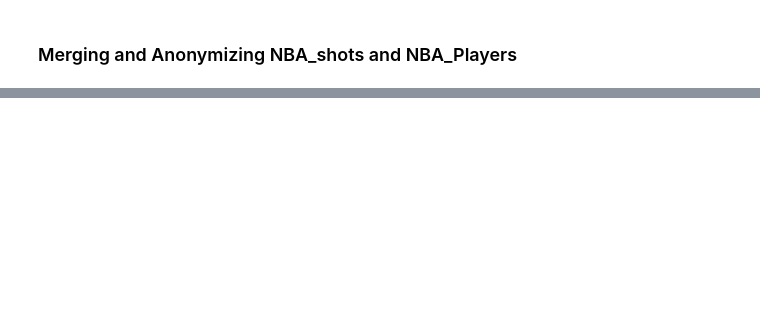
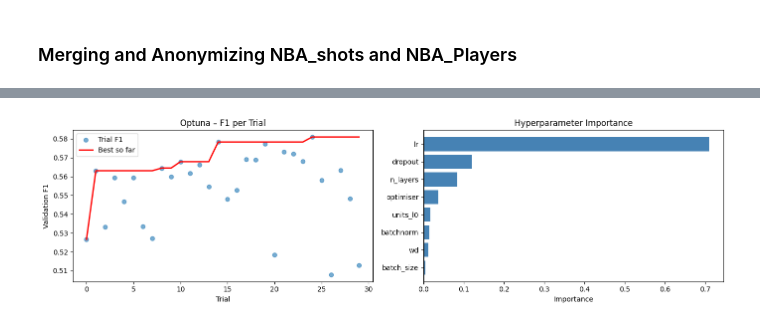
Before and after one commit to jfodera/College-Exam-Hub, a Jupyter notebook: NBA_Shot_Pred.ipynb, the cells around one changed output, grey strips where cells are left out. Saved outputs shown, nothing was run; the diff lists cells and outputs as text; code cells hidden in the pictures; blank space fills up the shorter version.

```diff
--- a/NBA_Shot_Pred.ipynb
+++ b/NBA_Shot_Pred.ipynb
@@ -40,8 +33,0 @@ Using Colab cache for faster access to the 'nba-shots' dataset.
-# %%
-csv_files = glob.glob(os.path.join(path, "*.csv"))
-## Can't view it in the files, stored each session
-for file in csv_files:
-    print(file)
-
-df = pd.read_csv("/kaggle/input/nba-shots/NBA_2005_Shots.csv")
-df.head()
@@ -89,0 +41,7 @@ Drive already mounted at /content/drive; to attempt to forcibly remount, call dr
+# %%
+playerKagglePath = kagglehub.dataset_download("joefodera/biometric-attributes-of-nba-players-per-season")
+
+print("Path to dataset files:", playerKagglePath)
+
+playerKagglePath = "/kaggle/input/biometric-attributes-of-nba-players-per-season"
+playerCsvFiles = glob.glob(os.path.join(playerKagglePath, "*.csv"))
@@ -172,0 +799,29 @@ Name: SEASON_1, Length: 458, dtype: int64
+# %%
+# Visualize the Optuna trials
+import matplotlib.pyplot as plt
+
+trial_nums = [t.number for t in study.trials if t.value is not None]
+trial_vals = [t.value  for t in study.trials if t.value is not None]
+running_best = [max(trial_vals[:i+1]) for i in range(len(trial_vals))]
+
+fig, axes = plt.subplots(1, 2, figsize=(14, 4))
+
+axes[0].scatter(trial_nums, trial_vals, alpha=0.6, label="Trial F1")
+axes[0].plot(trial_nums, running_best, color="red", lw=2, label="Best so far")
+axes[0].set_xlabel("Trial"); axes[0].set_ylabel("Validation F1")
+axes[0].set_title("Optuna – F1 per Trial"); axes[0].legend()
+
+# Parameter importance (top 8)
+try:
+    importances = optuna.importance.get_param_importances(study)
+    params  = list(importances.keys())[:8]
+    imp_vals = [importances[p] for p in params]
+    axes[1].barh(params[::-1], imp_vals[::-1], color="steelblue")
+    axes[1].set_xlabel("Importance"); axes[1].set_title("Hyperparameter Importance")
+except Exception:
+    axes[1].text(0.5, 0.5, "Importance requires >1 completed trial", ha="center", va="center")
+
+plt.tight_layout()
+plt.show()
+# %% [output]
+[figure, added]
```
Also changed, not shown: parts of 64 cells of this notebook.
